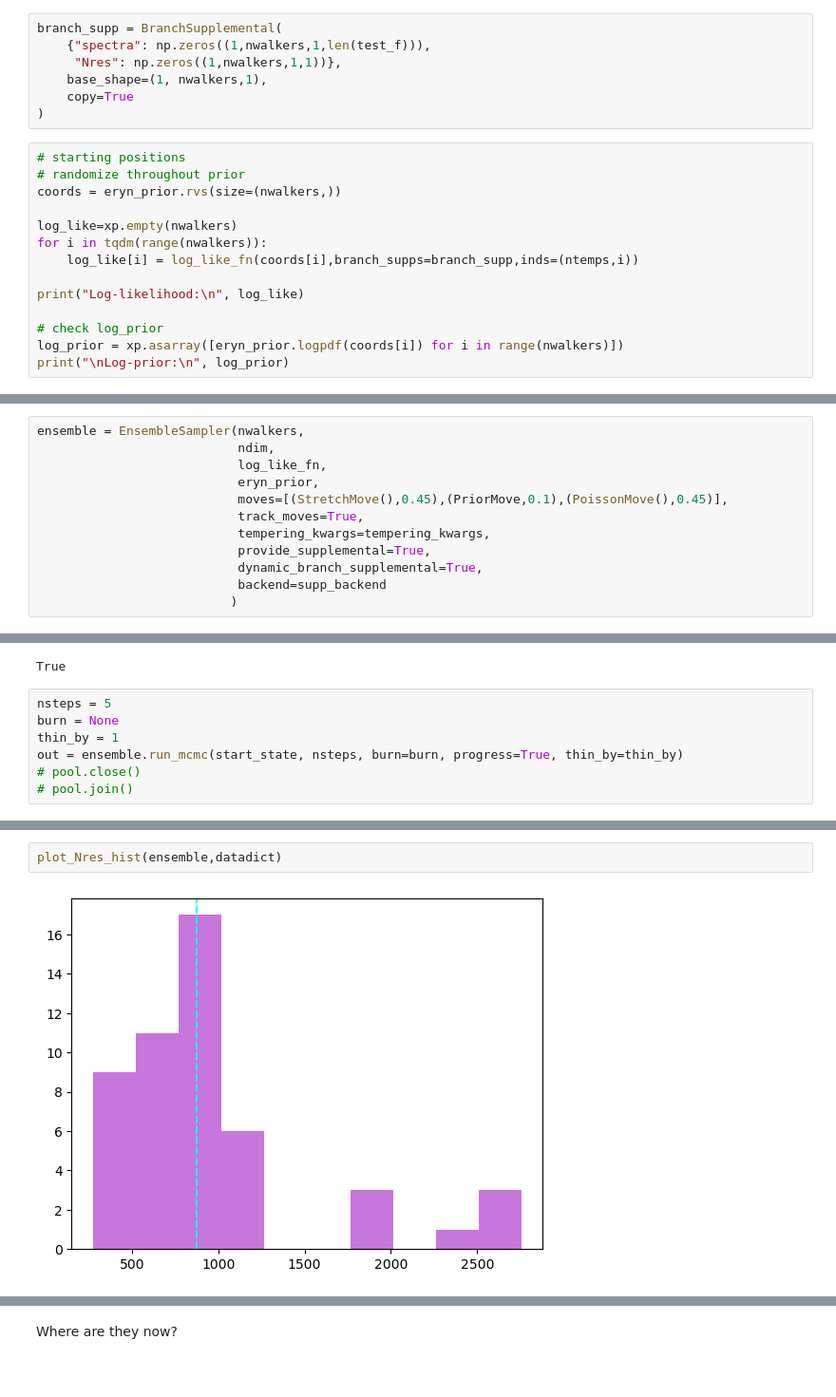
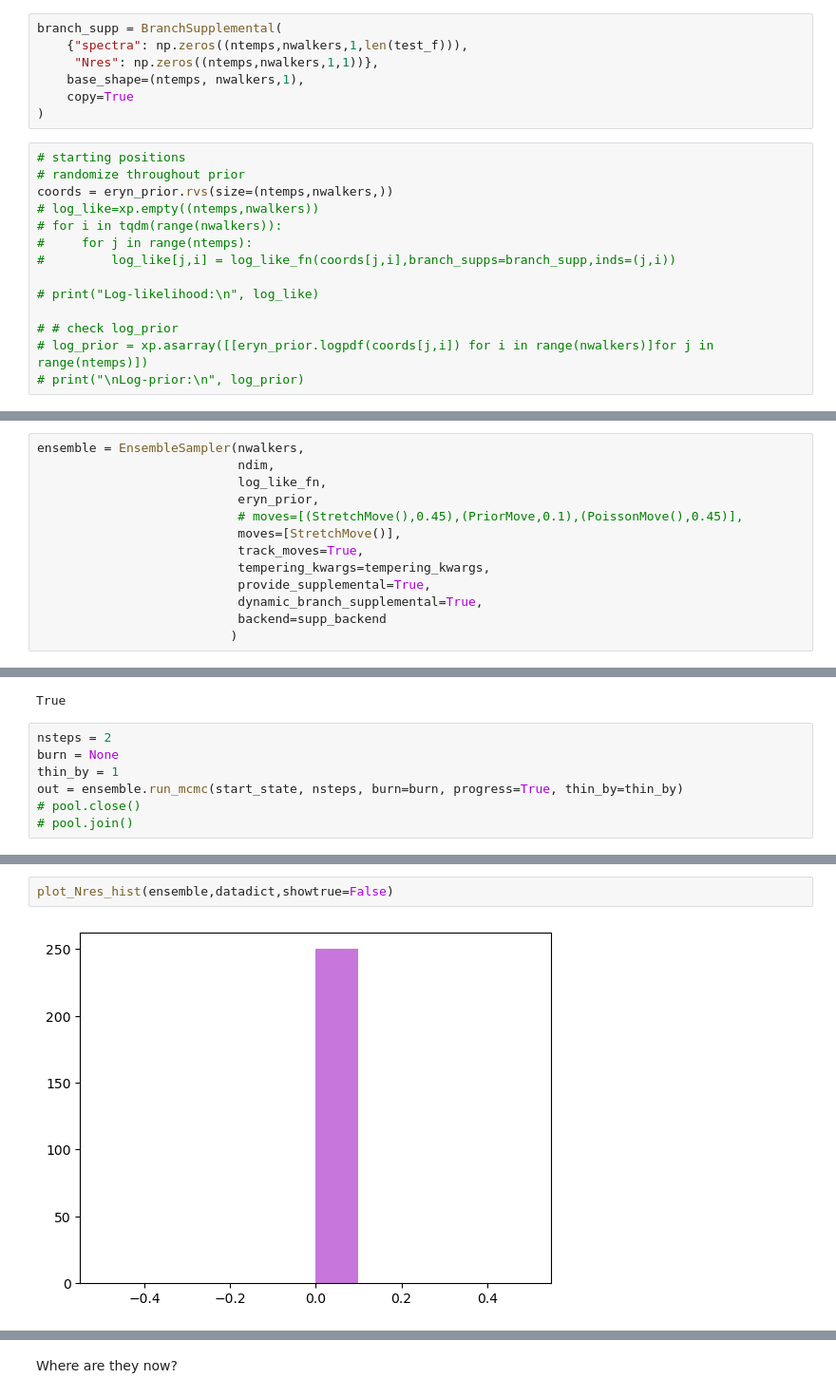
Before and after one commit to criswellalexander/pelargir-gb, a Jupyter notebook: prototype-notebooks/pelargir-v20-tempering.ipynb, the cells around one changed output, grey strips where cells are left out. Shown at 95% size. Cells and saved outputs as stored; diff of their text form.

```diff
--- a/prototype-notebooks/pelargir-v20-tempering.ipynb
+++ b/prototype-notebooks/pelargir-v20-tempering.ipynb
@@ -180,22 +180,22 @@ PriorMove = make_PriorMove(eryn_prior)
 Set up the branch supplemental to track the foreground spectra and number of resolved binaries:
 # %%
 branch_supp = BranchSupplemental(
-    {"spectra": np.zeros((1,nwalkers,1,len(test_f))),
-     "Nres": np.zeros((1,nwalkers,1,1))},
-    base_shape=(1, nwalkers,1),
+    {"spectra": np.zeros((ntemps,nwalkers,1,len(test_f))),
+     "Nres": np.zeros((ntemps,nwalkers,1,1))},
+    base_shape=(ntemps, nwalkers,1),
     copy=True
 )
 # %%
 # starting positions
 # randomize throughout prior
-coords = eryn_prior.rvs(size=(nwalkers,))
+coords = eryn_prior.rvs(size=(ntemps,nwalkers,))
+# log_like=xp.empty((ntemps,nwalkers))
+# for i in tqdm(range(nwalkers)):
+#     for j in range(ntemps):
+#         log_like[j,i] = log_like_fn(coords[j,i],branch_supps=branch_supp,inds=(j,i))
 
-log_like=xp.empty(nwalkers)
-for i in tqdm(range(nwalkers)):
-    log_like[i] = log_like_fn(coords[i],branch_supps=branch_supp,inds=(ntemps,i))
+# print("Log-likelihood:\n", log_like)
 
-print("Log-likelihood:\n", log_like)
-
-# check log_prior
-log_prior = xp.asarray([eryn_prior.logpdf(coords[i]) for i in range(nwalkers)])
-print("\nLog-prior:\n", log_prior)
+# # check log_prior
+# log_prior = xp.asarray([[eryn_prior.logpdf(coords[j,i]) for i in range(nwalkers)]for j in range(ntemps)])
+# print("\nLog-prior:\n", log_prior)
@@ -230,7 +217,8 @@ ensemble = EnsembleSampler(nwalkers,
                            ndim,
                            log_like_fn,
                            eryn_prior,
-                           moves=[(StretchMove(),0.45),(PriorMove,0.1),(PoissonMove(),0.45)],
+                           # moves=[(StretchMove(),0.45),(PriorMove,0.1),(PoissonMove(),0.45)],
+                           moves=[StretchMove()],
                            track_moves=True,
                            tempering_kwargs=tempering_kwargs,
                            provide_supplemental=True,
@@ -242,7 +230,7 @@ ensemble.provide_supplemental
 # %% [output]
 True
 # %%
-nsteps = 5
+nsteps = 2
 burn = None
 thin_by = 1
 out = ensemble.run_mcmc(start_state, nsteps, burn=burn, progress=True, thin_by=thin_by)
@@ -251,7 +277,7 @@ out = ensemble.run_mcmc(start_state, nsteps, burn=burn, progress=True, thin_by=t
 # %%
-plot_Nres_hist(ensemble,datadict)
+plot_Nres_hist(ensemble,datadict,showtrue=False)
 # %% [output]
-[figure, old version]
+[figure, new version]
 # %%
 ensemble.acceptance_fraction
 # %% [output]
```
Also changed, not shown: parts of 8 cells of this notebook, 1 other file.
